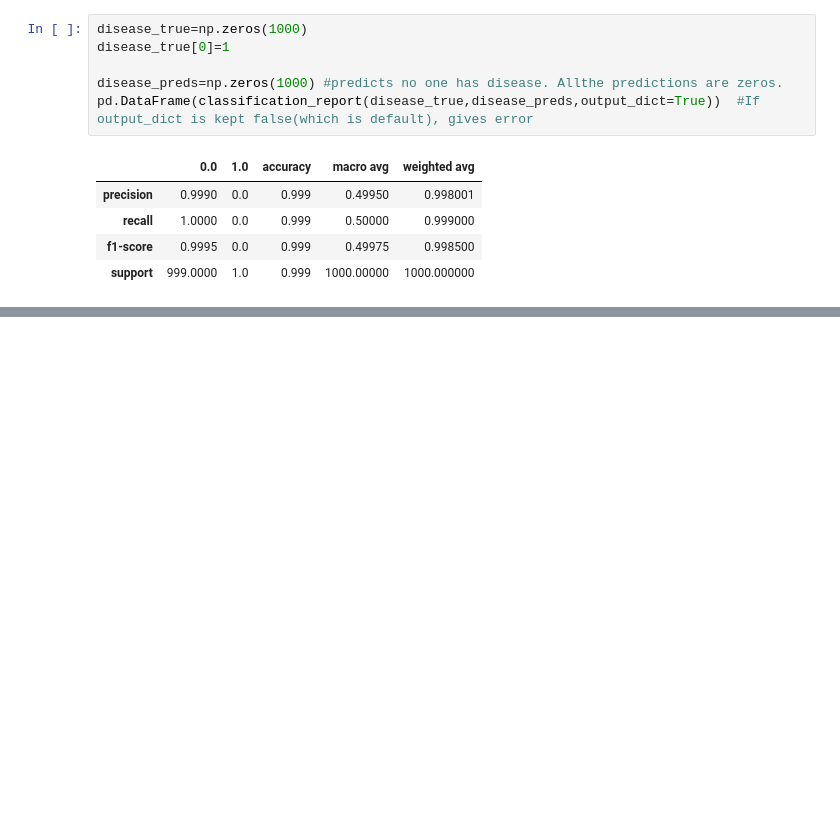
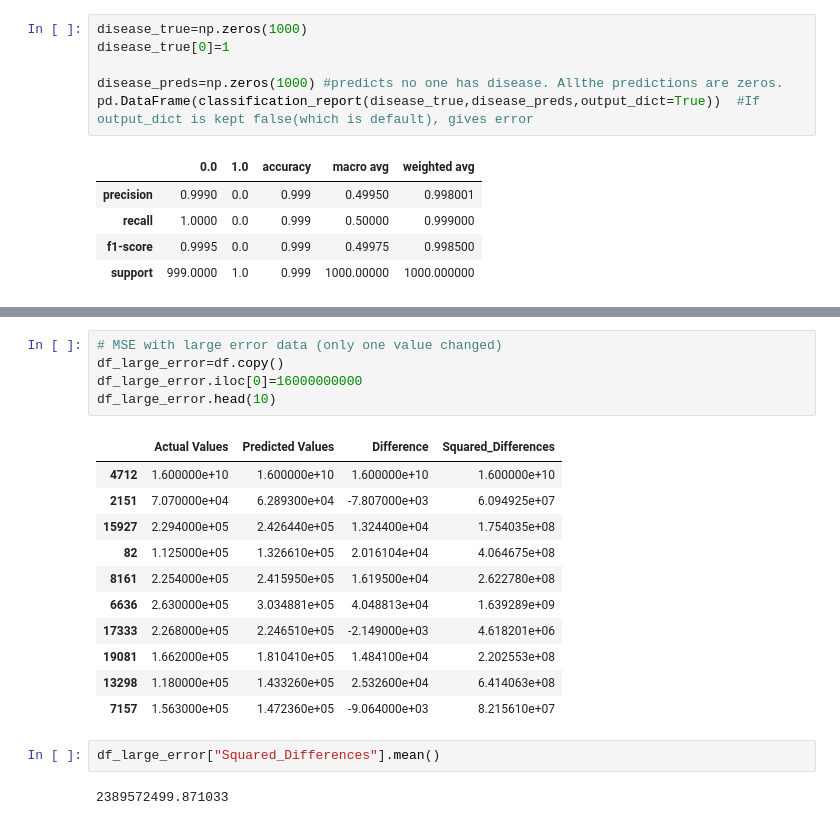
Before and after one commit to bhagya777/Machine-Learning, a Jupyter notebook: Scikit-learn.ipynb, the cells around one changed output, grey strips where cells are left out. Saved outputs shown, nothing was run; the diff lists cells and outputs as text; blank space fills up the shorter version.

```diff
--- a/Scikit-learn.ipynb
+++ b/Scikit-learn.ipynb
@@ -1156,0 +1267,21 @@ pd.DataFrame(classification_report(disease_true,disease_preds,output_dict=True))
+# %%
+# MSE with large error data (only one value changed)
+df_large_error=df.copy()
+df_large_error.iloc[0]=16000000000
+df_large_error.head(10)
+# %% [output]
+|  | Actual Values | Predicted Values | Difference | Squared_Differences |
+| 4712 | 1.600000e+10 | 1.600000e+10 | 1.600000e+10 | 1.600000e+10 |
+| 2151 | 7.070000e+04 | 6.289300e+04 | -7.807000e+03 | 6.094925e+07 |
+| 15927 | 2.294000e+05 | 2.426440e+05 | 1.324400e+04 | 1.754035e+08 |
+| 82 | 1.125000e+05 | 1.326610e+05 | 2.016104e+04 | 4.064675e+08 |
+| 8161 | 2.254000e+05 | 2.415950e+05 | 1.619500e+04 | 2.622780e+08 |
+| 6636 | 2.630000e+05 | 3.034881e+05 | 4.048813e+04 | 1.639289e+09 |
+| 17333 | 2.268000e+05 | 2.246510e+05 | -2.149000e+03 | 4.618201e+06 |
+| 19081 | 1.662000e+05 | 1.810410e+05 | 1.484100e+04 | 2.202553e+08 |
+| 13298 | 1.180000e+05 | 1.433260e+05 | 2.532600e+04 | 6.414063e+08 |
+| 7157 | 1.563000e+05 | 1.472360e+05 | -9.064000e+03 | 8.215610e+07 |
+# %%
+df_large_error["Squared_Differences"].mean()
+# %% [output]
+2389572499.871033
```
Also changed, not shown: parts of 20 cells of this notebook.
